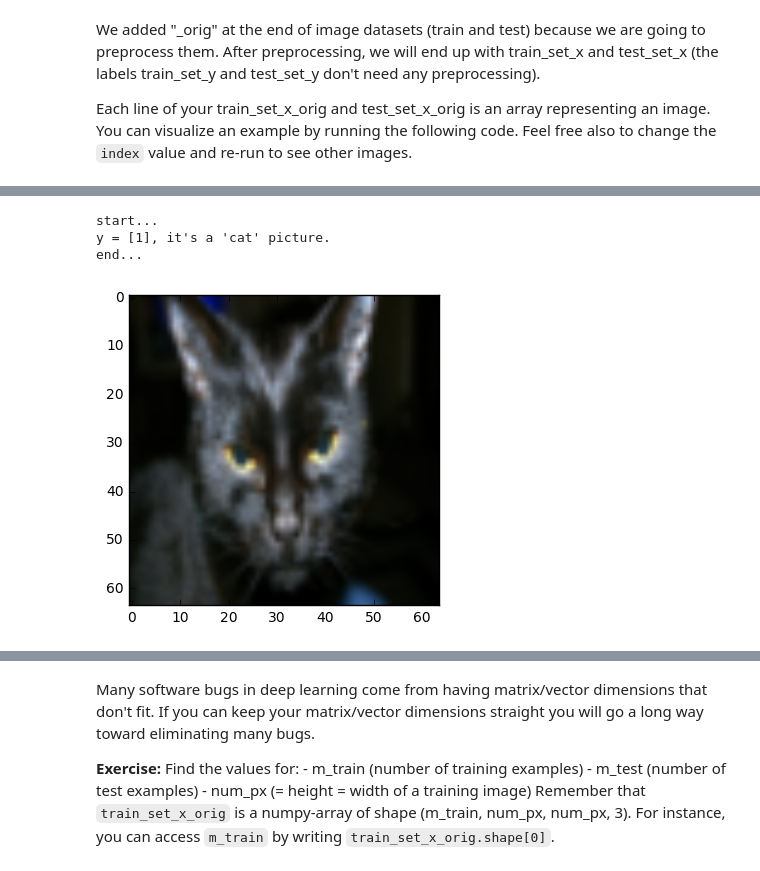
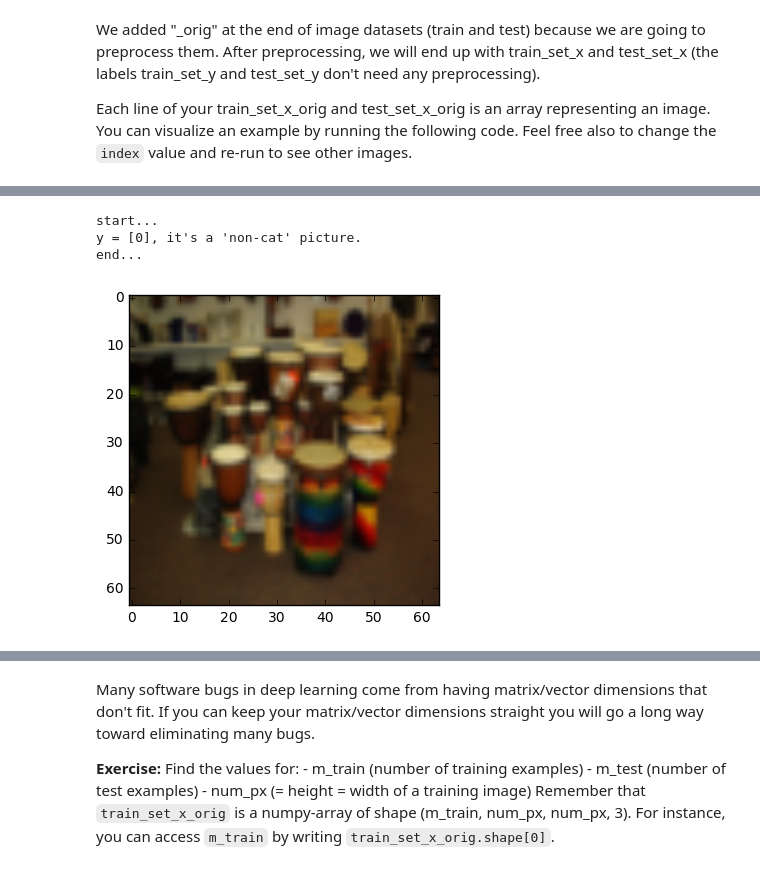
Before and after one commit to brightmart/deep_learning_by_andrew_ng_coursera, a Jupyter notebook: Logistic+Regression+with+a+Neural+Network+mindset+v5.ipynb, the cells around one changed output, grey strips where cells are left out. Saved outputs shown, nothing was run; the diff lists cells and outputs as text; code cells hidden in the pictures.

```diff
--- a/Logistic+Regression+with+a+Neural+Network+mindset+v5.ipynb
+++ b/Logistic+Regression+with+a+Neural+Network+mindset+v5.ipynb
@@ -71,12 +83,12 @@ Each line of your train_set_x_orig and test_set_x_orig is an array representing
 # %%
 # Example of a picture
 print("start...")
-index = 25
+index = 5
 plt.imshow(train_set_x_orig[index])
 print ("y = " + str(train_set_y[:, index]) + ", it's a '" + classes[np.squeeze(train_set_y[:, index])].decode("utf-8") +  "' picture.")
 print("end...")
 # %% [output]
 start...
-y = [1], it's a 'cat' picture.
+y = [0], it's a 'non-cat' picture.
 end...
-[figure, old version]
+[figure, new version]
```
Also changed, not shown: parts of 14 cells of this notebook.
